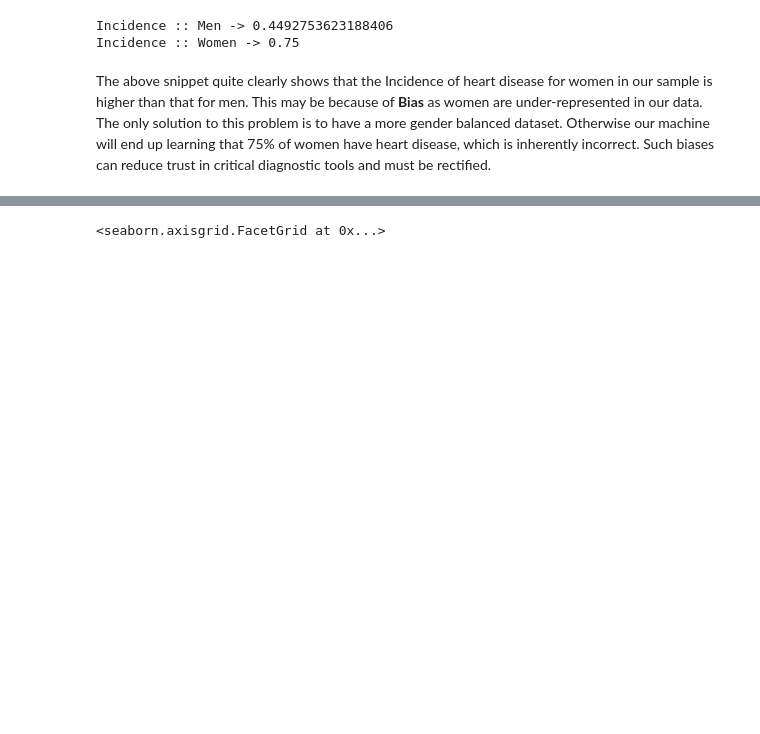
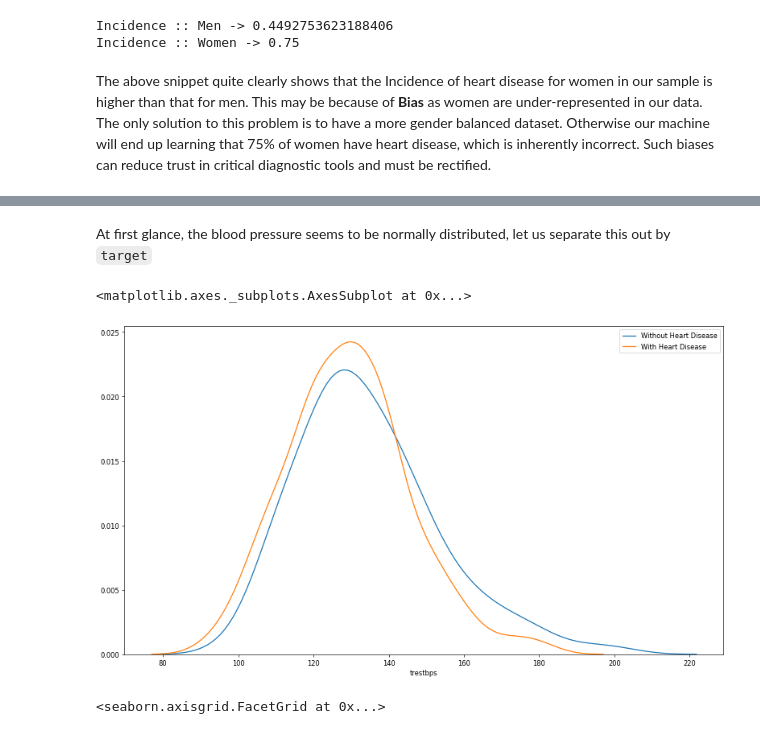
Before and after one commit to NeilBardhan/logistic-regression, a Jupyter notebook: heart_disease/notebooks/classification.ipynb, the cells around one changed output, grey strips where cells are left out. Saved outputs shown, nothing was run; the diff lists cells and outputs as text; code cells hidden in the pictures; blank space fills up the shorter version.

```diff
--- a/heart_disease/notebooks/classification.ipynb
+++ b/heart_disease/notebooks/classification.ipynb
@@ -170,3 +175,15 @@ Unfortunately, since we do not have more data, we can only continue with our ana
+# %% [markdown]
+At first glance, the blood pressure seems to be normally distributed, let us separate this out by `target`
+# %%
+## Without heart disease
+df_hd0 = heart_df[heart_df['target'] == 0]
+## With heart disease
+df_hd1 = heart_df[heart_df['target'] == 1]
+sns.distplot(df_hd0['trestbps'], hist=False, label = 'Without Heart Disease')
+sns.distplot(df_hd1['trestbps'], hist=False, label = 'With Heart Disease')
+# %% [output]
+<matplotlib.axes._subplots.AxesSubplot at 0x...>
+[figure, added]
 # %%
 sns.catplot(x="cp", kind="count", palette="ch:.25", data=heart_df)
 # %% [output]
```
Also changed, not shown: parts of 2 cells of this notebook.
